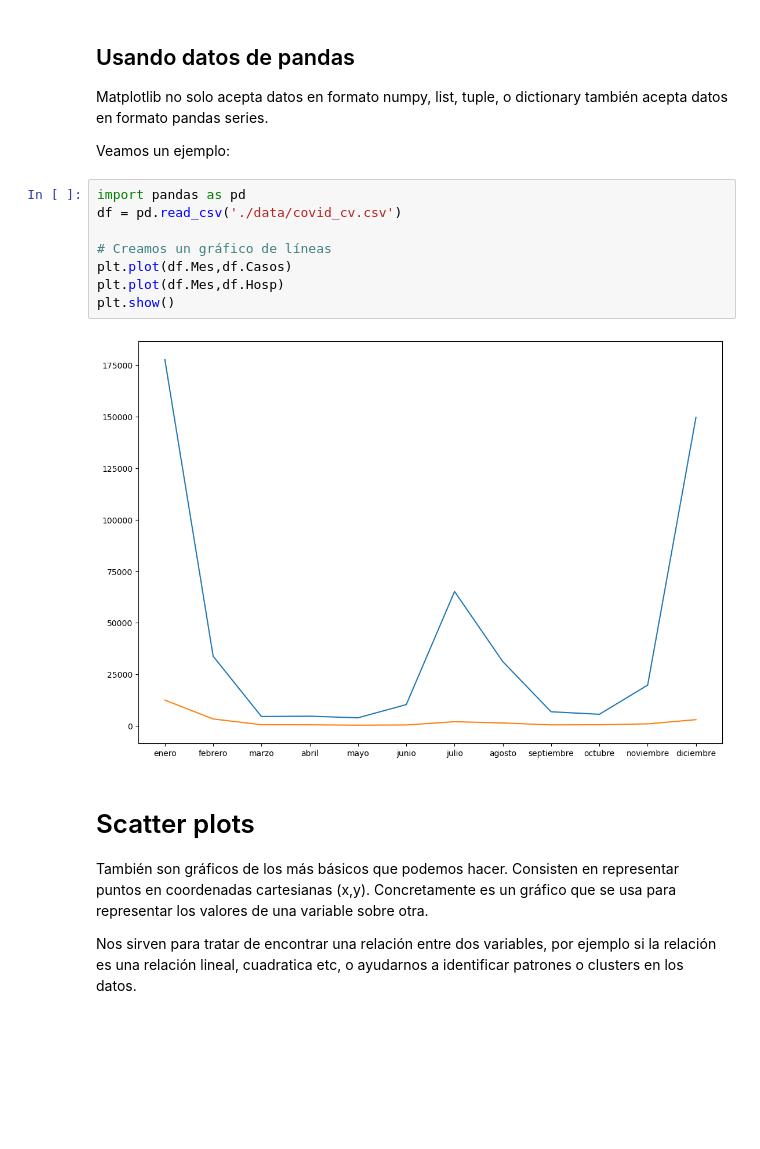
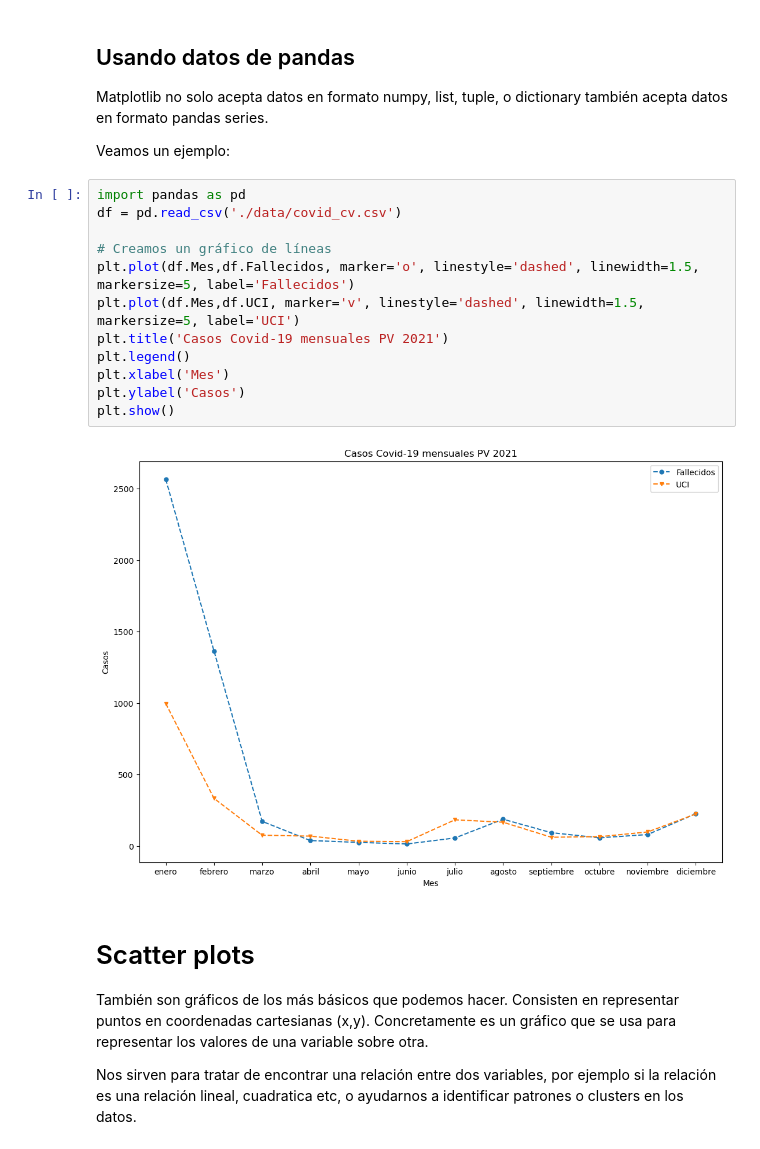
Before and after one commit to juliestadisticacode/Matplotlib-curso, a Jupyter notebook: Matplotlib_linear_and_scatter.ipynb, the cells around one changed output. Saved outputs shown, nothing was run; the diff lists cells and outputs as text; blank space fills up the shorter version.

```diff
--- a/Matplotlib_linear_and_scatter.ipynb
+++ b/Matplotlib_linear_and_scatter.ipynb
@@ -107,13 +107,17 @@ Veamos un ejemplo:
 # %%
 import pandas as pd
 df = pd.read_csv('./data/covid_cv.csv')
 
 # Creamos un gráfico de líneas
-plt.plot(df.Mes,df.Casos)
-plt.plot(df.Mes,df.Hosp)
+plt.plot(df.Mes,df.Fallecidos, marker='o', linestyle='dashed', linewidth=1.5, markersize=5, label='Fallecidos')
+plt.plot(df.Mes,df.UCI, marker='v', linestyle='dashed', linewidth=1.5, markersize=5, label='UCI')
+plt.title('Casos Covid-19 mensuales PV 2021')
+plt.legend()
+plt.xlabel('Mes')
+plt.ylabel('Casos')
 plt.show()
 # %% [output]
-[figure, old version]
+[figure, new version]
 # %% [markdown]
 # Scatter plots
 También son gráficos de los más básicos que podemos hacer. Consisten en representar puntos en coordenadas cartesianas (x,y). Concretamente es un gráfico que se usa para representar los valores de una variable sobre otra.
```
Also changed, not shown: parts of 2 cells of this notebook, 4 other files.
